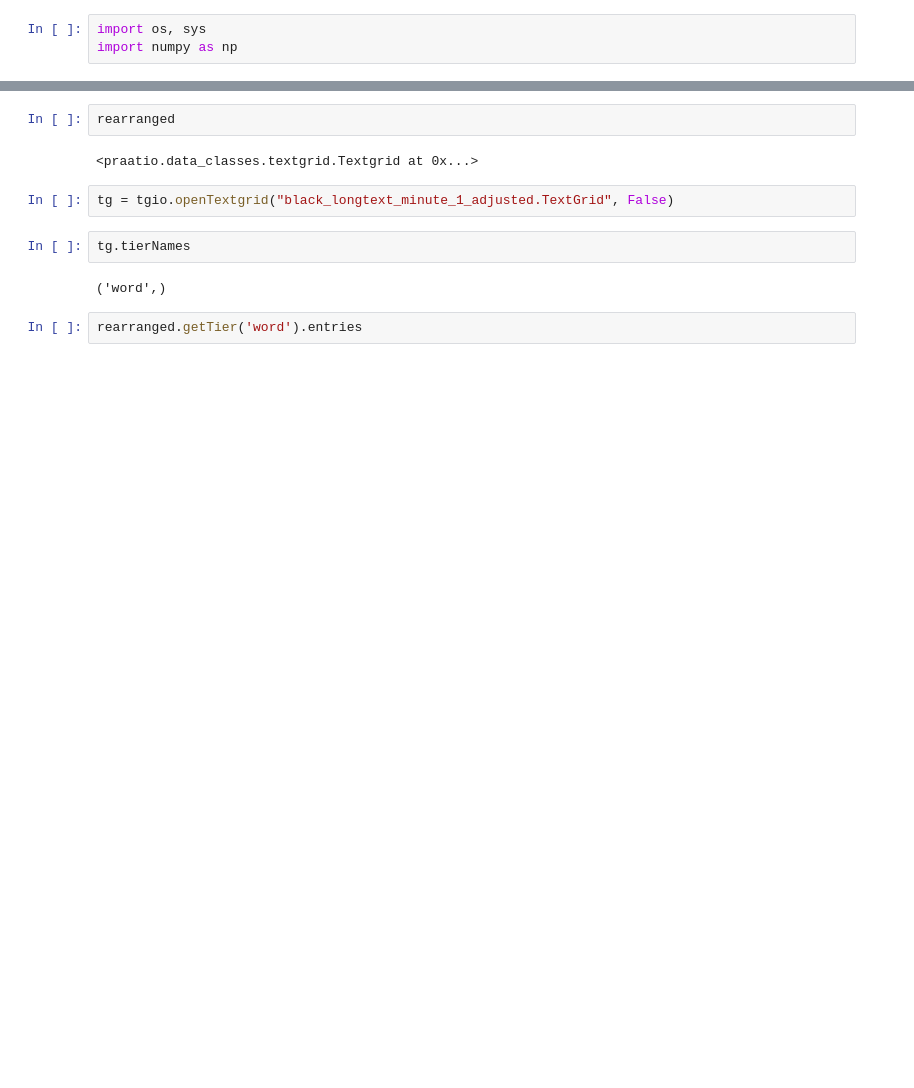
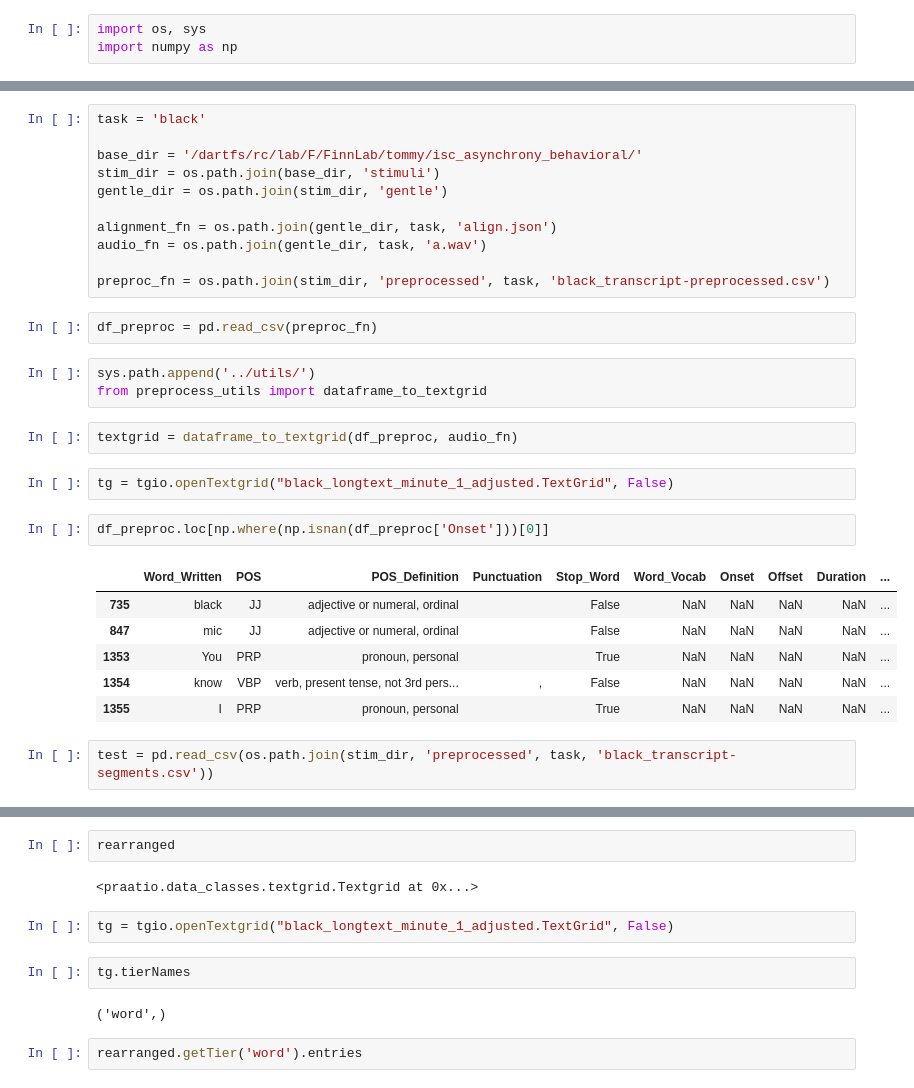
Before and after one commit to thefinnlab/isc_asynchrony_behavioral, a Jupyter notebook: code/notebooks/preproc01_GentleToPraat.ipynb, the cells around one changed output, grey strips where cells are left out. Drawn from its saved outputs; the diff is of its cells as text; blank space fills up the shorter version.

Commit message:
updating w/ audio parsing version of task

```diff
--- a/code/notebooks/preproc01_GentleToPraat.ipynb
+++ b/code/notebooks/preproc01_GentleToPraat.ipynb
@@ -3,0 +65,31 @@ import numpy as np
+# %%
+task = 'black'
+
+base_dir = '/dartfs/rc/lab/F/FinnLab/tommy/isc_asynchrony_behavioral/'
+stim_dir = os.path.join(base_dir, 'stimuli')
+gentle_dir = os.path.join(stim_dir, 'gentle')
+
+alignment_fn = os.path.join(gentle_dir, task, 'align.json')
+audio_fn = os.path.join(gentle_dir, task, 'a.wav')
+
+preproc_fn = os.path.join(stim_dir, 'preprocessed', task, 'black_transcript-preprocessed.csv')
+# %%
+df_preproc = pd.read_csv(preproc_fn)
+# %%
+sys.path.append('../utils/')
+from preprocess_utils import dataframe_to_textgrid
+# %%
+textgrid = dataframe_to_textgrid(df_preproc, audio_fn)
+# %%
+tg = tgio.openTextgrid("black_longtext_minute_1_adjusted.TextGrid", False)
+# %%
+df_preproc.loc[np.where(np.isnan(df_preproc['Onset']))[0]]
+# %% [output]
+|  | Word_Written | POS | POS_Definition | Punctuation | Stop_Word | Word_Vocab | Onset | Offset | Duration | ... |
+| 735 | black | JJ | adjective or numeral, ordinal |  | False | NaN | NaN | NaN | NaN | ... |
+| 847 | mic | JJ | adjective or numeral, ordinal |  | False | NaN | NaN | NaN | NaN | ... |
+| 1353 | You | PRP | pronoun, personal |  | True | NaN | NaN | NaN | NaN | ... |
+| 1354 | know | VBP | verb, present tense, not 3rd pers... | , | False | NaN | NaN | NaN | NaN | ... |
+| 1355 | I | PRP | pronoun, personal |  | True | NaN | NaN | NaN | NaN | ... |
+# %%
+test = pd.read_csv(os.path.join(stim_dir, 'preprocessed', task, 'black_transcript-segments.csv'))
```
Also changed, not shown: parts of 20 cells of this notebook, 11 other files.
